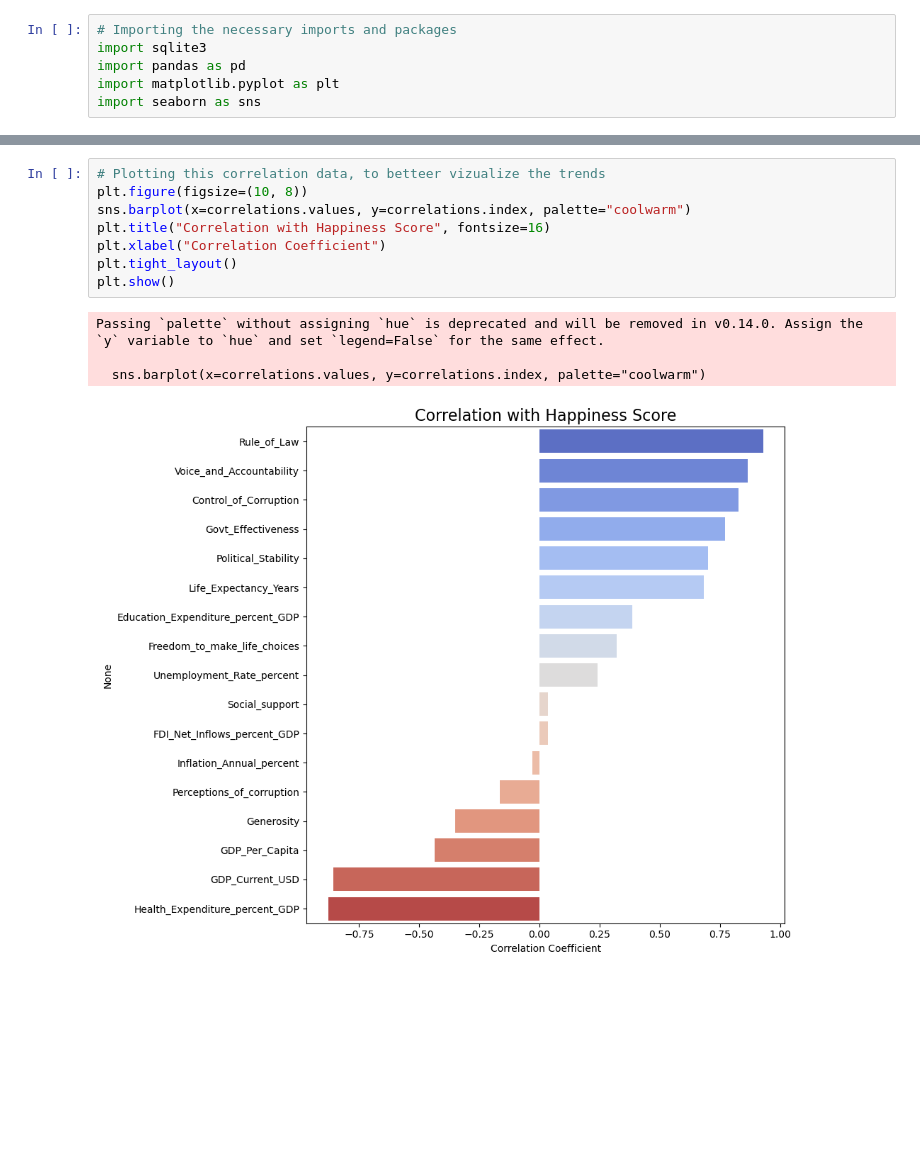
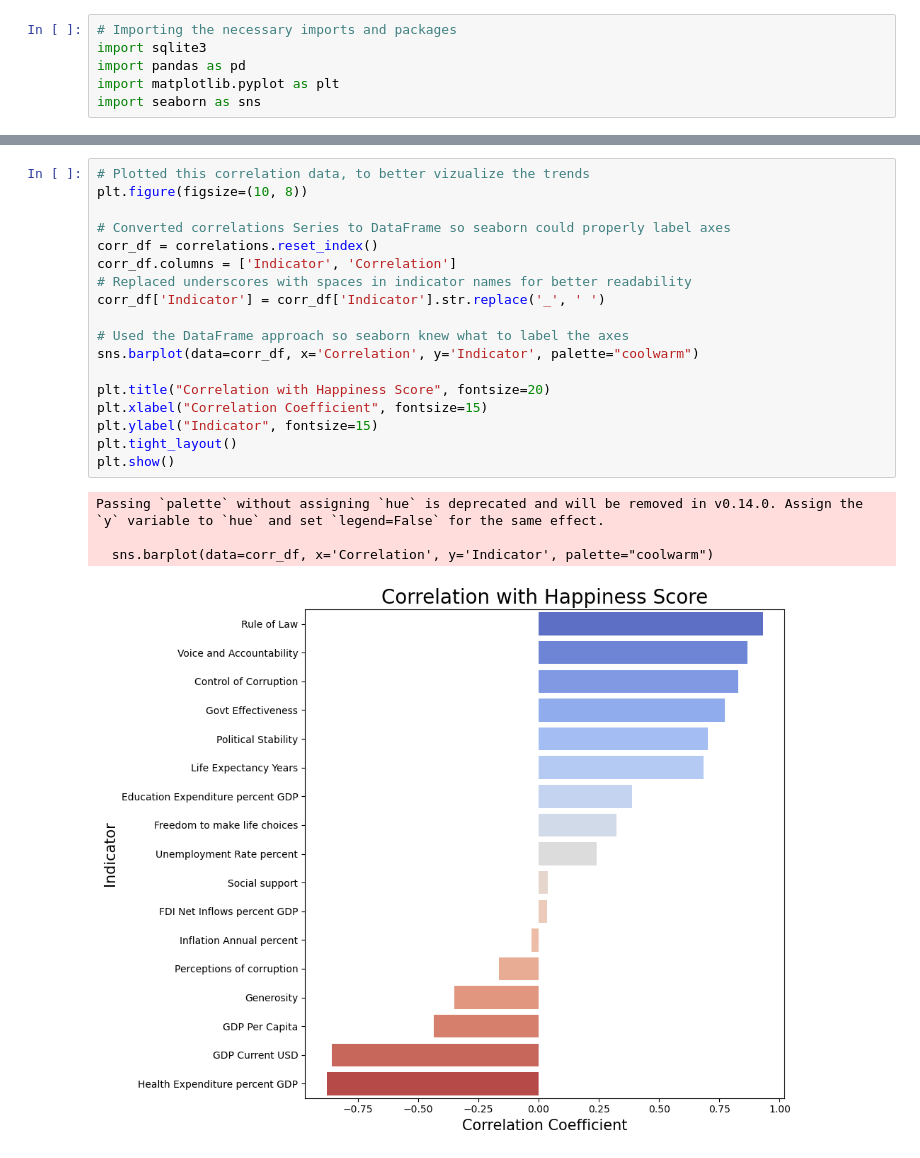
Before and after one commit to LSE-ME204/me204-2025-project-jayden, a Jupyter notebook: notebooks/NB03-analysis.ipynb, the cells around one changed output, grey strips where cells are left out. Cells and saved outputs as stored; diff of their text form; blank space fills up the shorter version.

Commit message:
Added my final visualization, and a lot of analysis in Notebook 3, making my analysis more structured and readable + consistent

```diff
--- a/notebooks/NB03-analysis.ipynb
+++ b/notebooks/NB03-analysis.ipynb
@@ -111,16 +152,26 @@ corr_table
 | 15 | GDP_Current_USD | -0.858 |
 | 16 | Health_Expenditure_percent_GDP | -0.879 |
 # %%
-# Plotting this correlation data, to betteer vizualize the trends
+# Plotted this correlation data, to better vizualize the trends
 plt.figure(figsize=(10, 8))
-sns.barplot(x=correlations.values, y=correlations.index, palette="coolwarm")
-plt.title("Correlation with Happiness Score", fontsize=16)
-plt.xlabel("Correlation Coefficient")
+
+# Converted correlations Series to DataFrame so seaborn could properly label axes
+corr_df = correlations.reset_index()
+corr_df.columns = ['Indicator', 'Correlation']
+# Replaced underscores with spaces in indicator names for better readability
+corr_df['Indicator'] = corr_df['Indicator'].str.replace('_', ' ')
+
+# Used the DataFrame approach so seaborn knew what to label the axes
+sns.barplot(data=corr_df, x='Correlation', y='Indicator', palette="coolwarm")
+
+plt.title("Correlation with Happiness Score", fontsize=20)
+plt.xlabel("Correlation Coefficient", fontsize=15)
+plt.ylabel("Indicator", fontsize=15)
 plt.tight_layout()
 plt.show()
 # %% [output]
 Passing `palette` without assigning `hue` is deprecated and will be removed in v0.14.0. Assign the `y` variable to `hue` and set `legend=False` for the same effect.
 
-  sns.barplot(x=correlations.values, y=correlations.index, palette="coolwarm")
+  sns.barplot(data=corr_df, x='Correlation', y='Indicator', palette="coolwarm")
-[figure, old version]
+[figure, new version]
 # %% [markdown]
```
Also changed, not shown: parts of 18 cells of this notebook, 4 other files.
